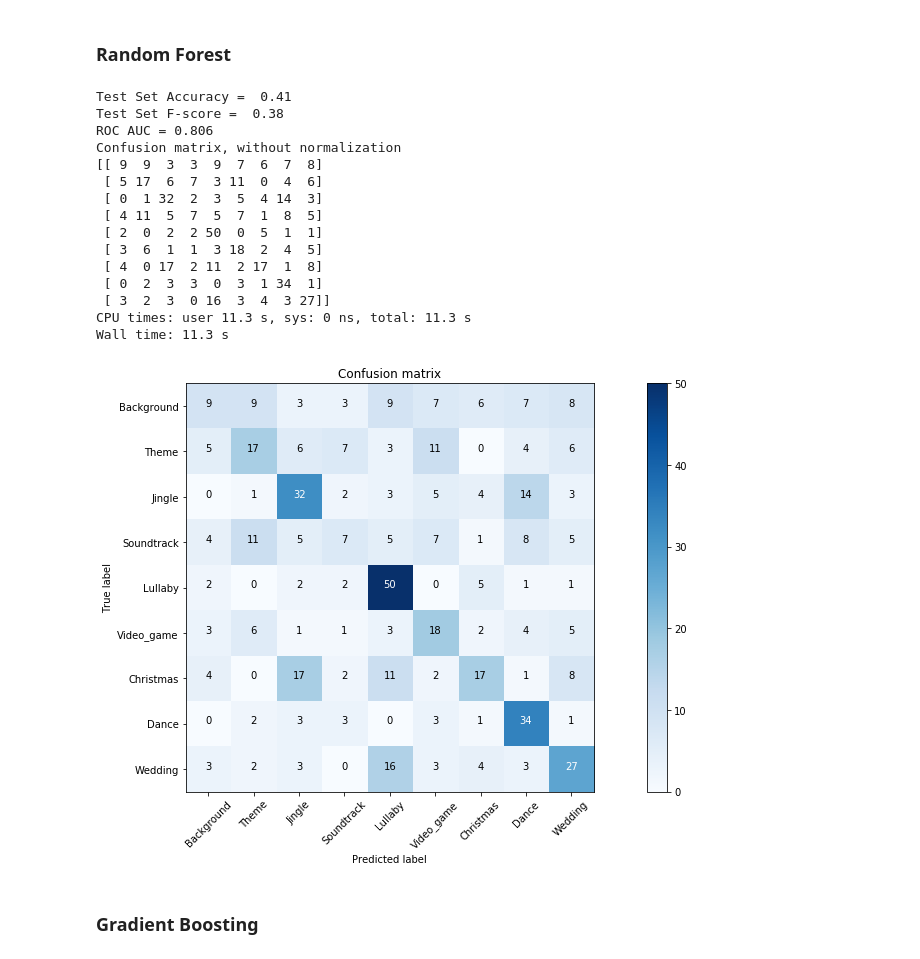
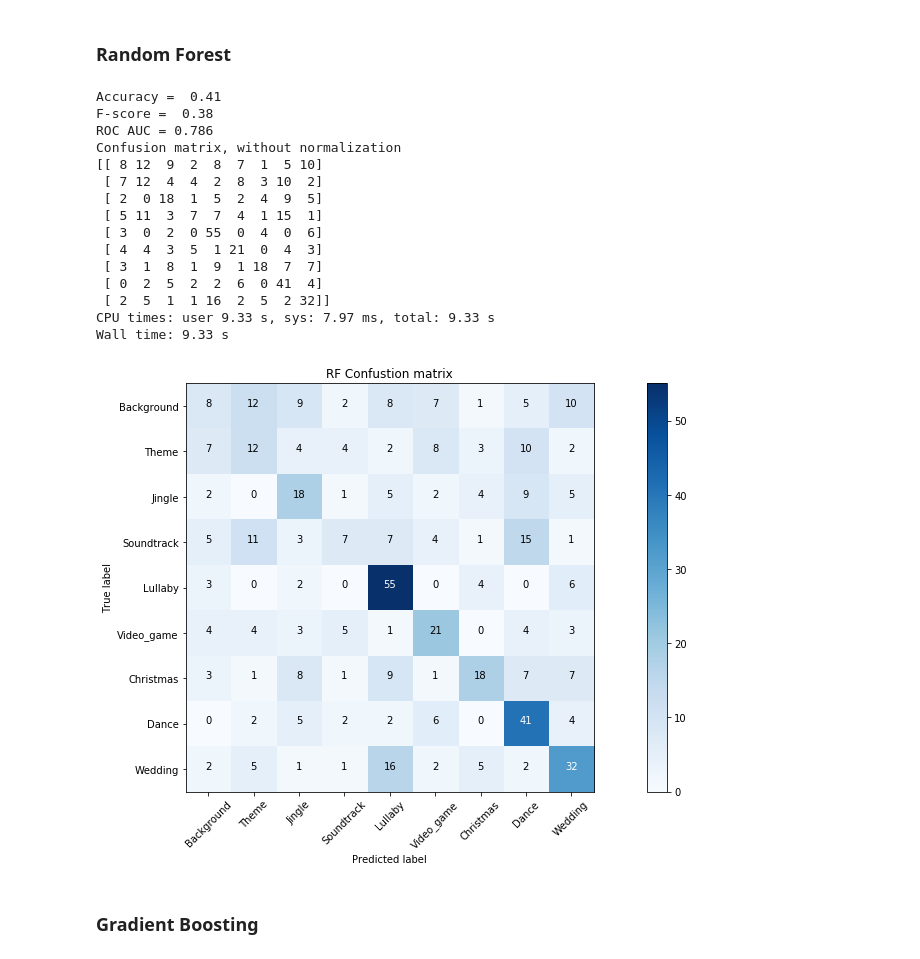
Before and after one commit to jonasgerne/audioset-role, a Jupyter notebook: 5_model_building.ipynb, the cells around one changed output. Saved outputs shown, nothing was run; the diff lists cells and outputs as text; code cells hidden in the pictures.

```diff
--- a/5_model_building.ipynb
+++ b/5_model_building.ipynb
@@ -74,4 +84,5 @@ x_train, x_test, y_train, y_test = train_test_split(df[df.columns[1:-1]],
 # %%
+experiment_path = 'pca/'
 def plot_confusion_matrix(cm, classes,
                           normalize=False,
                           title='Confusion matrix',
@@ -106,22 +117,24 @@ def plot_confusion_matrix(cm, classes,
     plt.ylabel('True label')
     plt.xlabel('Predicted label')
 
+    plt.savefig('plots/' + experiment_path + title.replace(" ", "_") +'.png', bbox_inches='tight')
+
 def one_hot_encoder(true_labels, num_records, num_classes):
     temp = np.array(true_labels[:num_records])
     true_labels = np.zeros((num_records, num_classes))
     true_labels[np.arange(num_records), temp] = 1
     return true_labels
 
-def display_results(y_test, pred_probs, cm = True):
+def display_results(y_test, pred_probs, cm = True, cm_title='Confustion matrix'):
     pred = np.argmax(pred_probs, axis=-1)
     one_hot_true = one_hot_encoder(y_test, len(pred), len(label_dict))
-    print('Test Set Accuracy =  {0:.2f}'.format(accuracy_score(y_test, pred)))
-    print('Test Set F-score =  {0:.2f}'.format(f1_score(y_test, pred, average='macro')))
+    print('Accuracy =  {0:.2f}'.format(accuracy_score(y_test, pred)))
+    print('F-score =  {0:.2f}'.format(f1_score(y_test, pred, average='macro')))
     print('ROC AUC = {0:.3f}'.format(roc_auc_score(y_true=one_hot_true, y_score=pred_probs, average='macro')))
     if cm:
         roles = ['Background', 'Theme', 'Jingle', 'Soundtrack', 'Lullaby', 'Video_game', 'Christmas',
         'Dance', 'Wedding']#, 'Birthday'] # for beatiful plotting
-        plot_confusion_matrix(confusion_matrix(y_test[:len(pred)], pred), classes=roles)
+        plot_confusion_matrix(confusion_matrix(y_test[:len(pred)], pred), classes=roles, title=cm_title)
 # %% [markdown]
 ### Logistic Regression
 LR is usually done for binary classification tasks. For this multi-class classification task, the LR is implemented as a one-vs-rest method. That is, 7 separate classifiers are trained. During test time, the class with the highest prob. from among the 7 classifiers is the predicted class.
@@ -131,13 +144,16 @@ LR is usually done for binary classification tasks. For this multi-class classif
 lr_classifier = LogisticRegression(penalty='l2')
 lr_classifier.fit(x_train, y_train)
 
-# Predict
-pred_probs = lr_classifier.predict_proba(x_test)
+# Prediction for validation set
+pred_probs = lr_classifier.predict_proba(x_val)
+display_results(y_val, pred_probs, cm_title='LR Confustion matrix')
+# Save
+with open('pred_probas/lr_classifier_val.pkl', 'wb') as f:
+    pickle.dump(pred_probs, f)
 
-# Results
-display_results(y_test, pred_probs)
-
+# Prediction for test set
+pred_probs_LR = lr_classifier.predict_proba(x_test)
 # Save
-with open('pred_probas/lr_classifier.pkl', 'wb') as f:
-    pickle.dump(pred_probs, f)
+with open('pred_probas/lr_classifier_test.pkl', 'wb') as f:
+    pickle.dump(pred_probs_LR, f)
 # %% [output]
@@ -162,35 +178,39 @@ Wall time: 634 ms
 # %%
 %%time
 # Train
 rf_classifier = RandomForestClassifier(n_estimators=500, min_samples_split=5)
 rf_classifier.fit(x_train, y_train)
 
-# Predict
-pred_probs = rf_classifier.predict_proba(x_test)
-
-# Results
-display_results(y_test, pred_probs)
+# Predict (validation set)
+pred_probs = rf_classifier.predict_proba(x_val)
+display_results(y_val, pred_probs, cm_title='RF Confustion matrix')
 
 # Save
-with open('pred_probas/rf_classifier.pkl', 'wb') as f:
+with open('pred_probas/rf_classifier_val.pkl', 'wb') as f:
     pickle.dump(pred_probs, f)
+
+# Prediction for test set
+pred_probs_RF = rf_classifier.predict_proba(x_test)
+# Save
+with open('pred_probas/rf_classifier_test.pkl', 'wb') as f:
+    pickle.dump(pred_probs_RF, f)
 # %% [output]
-Test Set Accuracy =  0.41
-Test Set F-score =  0.38
-ROC AUC = 0.806
+Accuracy =  0.41
+F-score =  0.38
+ROC AUC = 0.786
 Confusion matrix, without normalization
-[[ 9  9  3  3  9  7  6  7  8]
- [ 5 17  6  7  3 11  0  4  6]
- [ 0  1 32  2  3  5  4 14  3]
- [ 4 11  5  7  5  7  1  8  5]
- [ 2  0  2  2 50  0  5  1  1]
- [ 3  6  1  1  3 18  2  4  5]
- [ 4  0 17  2 11  2 17  1  8]
- [ 0  2  3  3  0  3  1 34  1]
- [ 3  2  3  0 16  3  4  3 27]]
-CPU times: user 11.3 s, sys: 0 ns, total: 11.3 s
-Wall time: 11.3 s
+[[ 8 12  9  2  8  7  1  5 10]
+ [ 7 12  4  4  2  8  3 10  2]
+ [ 2  0 18  1  5  2  4  9  5]
+ [ 5 11  3  7  7  4  1 15  1]
+ [ 3  0  2  0 55  0  4  0  6]
+ [ 4  4  3  5  1 21  0  4  3]
+ [ 3  1  8  1  9  1 18  7  7]
+ [ 0  2  5  2  2  6  0 41  4]
+ [ 2  5  1  1 16  2  5  2 32]]
+CPU times: user 9.33 s, sys: 7.97 ms, total: 9.33 s
+Wall time: 9.33 s
-[figure, old version]
+[figure, new version]
 # %% [markdown]
 ### Gradient Boosting
 # %%
```
Also changed, not shown: parts of 10 cells of this notebook, 30 other files.
